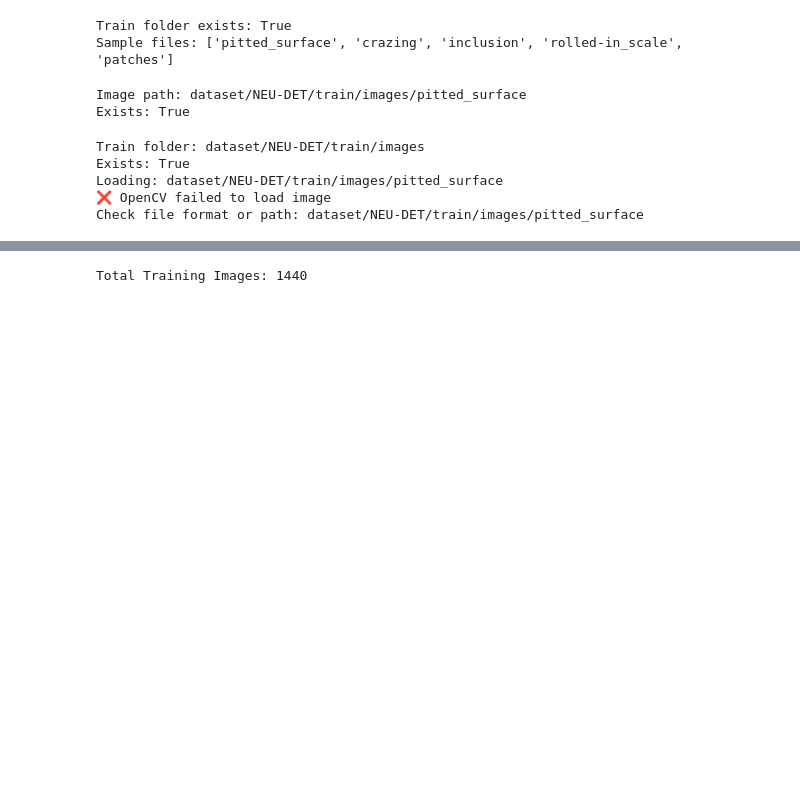
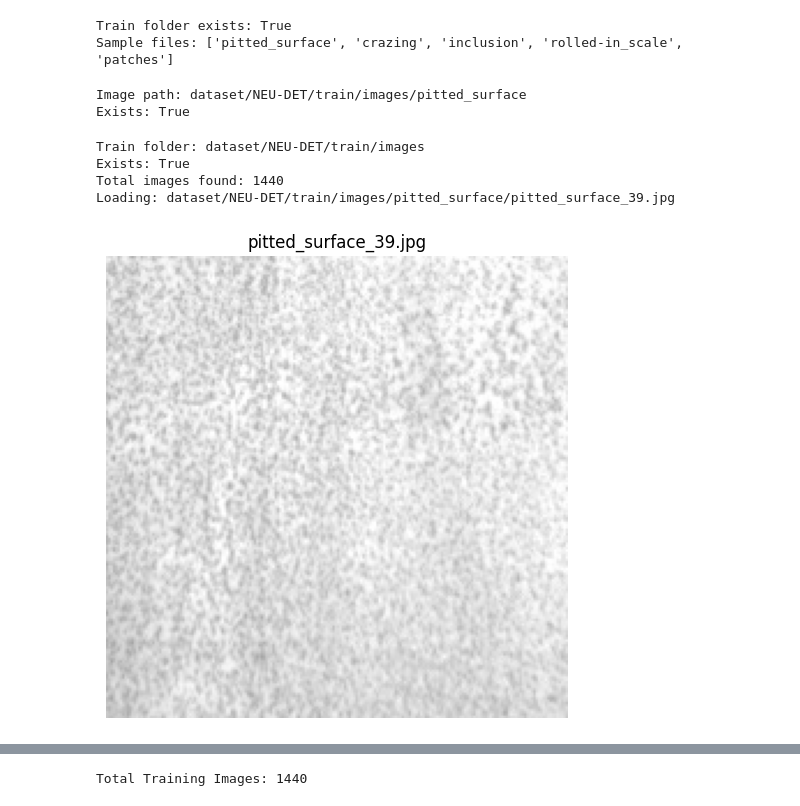
Before and after one commit to SanuviGamage5043/example_CVIP, a Jupyter notebook: notebooks/data_preprocessing.ipynb, the cells around one changed output, grey strips where cells are left out. Saved outputs shown, nothing was run; the diff lists cells and outputs as text; code cells hidden in the pictures; blank space fills up the shorter version.

```diff
--- a/notebooks/data_preprocessing.ipynb
+++ b/notebooks/data_preprocessing.ipynb
@@ -127,39 +145,46 @@ Exists: True
 # %%
 import cv2
 import matplotlib.pyplot as plt
 import os
 
 # STEP 1: CHECK PATH
 print("Train folder:", train_img)
 print("Exists:", os.path.exists(train_img))
 
-# STEP 2: LIST FILES SAFELY
-files = os.listdir(train_img)
+# STEP 2: FIND ALL IMAGE FILES RECURSIVELY
+image_files = []
 
-if len(files) == 0:
-    print("❌ No images found in folder")
+for root, dirs, files in os.walk(train_img):
+    for file in files:
+        if file.lower().endswith((".jpg", ".jpeg", ".png")):
+            image_files.append(os.path.join(root, file))
+
+print("Total images found:", len(image_files))
+
+if len(image_files) == 0:
+    print("❌ No images found")
 else:
-    img_name = files[0]
-    img_path = os.path.join(train_img, img_name)
+    img_path = image_files[0]
 
     print("Loading:", img_path)
 
     # STEP 3: READ IMAGE
     img = cv2.imread(img_path)
 
     if img is None:
         print("❌ OpenCV failed to load image")
         print("Check file format or path:", img_path)
     else:
         img = cv2.cvtColor(img, cv2.COLOR_BGR2RGB)
 
+        plt.figure(figsize=(6,6))
         plt.imshow(img)
-        plt.title(img_name)
+        plt.title(os.path.basename(img_path))
         plt.axis("off")
         plt.show()
 # %% [output]
 Train folder: dataset/NEU-DET/train/images
 Exists: True
-Loading: dataset/NEU-DET/train/images/pitted_surface
-❌ OpenCV failed to load image
-Check file format or path: dataset/NEU-DET/train/images/pitted_surface
+Total images found: 1440
+Loading: dataset/NEU-DET/train/images/pitted_surface/pitted_surface_39.jpg
+[figure, added]
```
Also changed, not shown: parts of 21 cells of this notebook.
